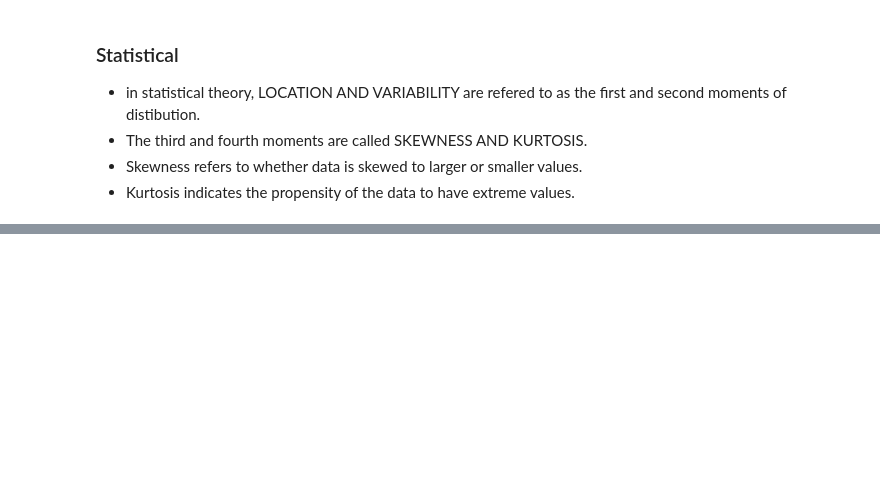
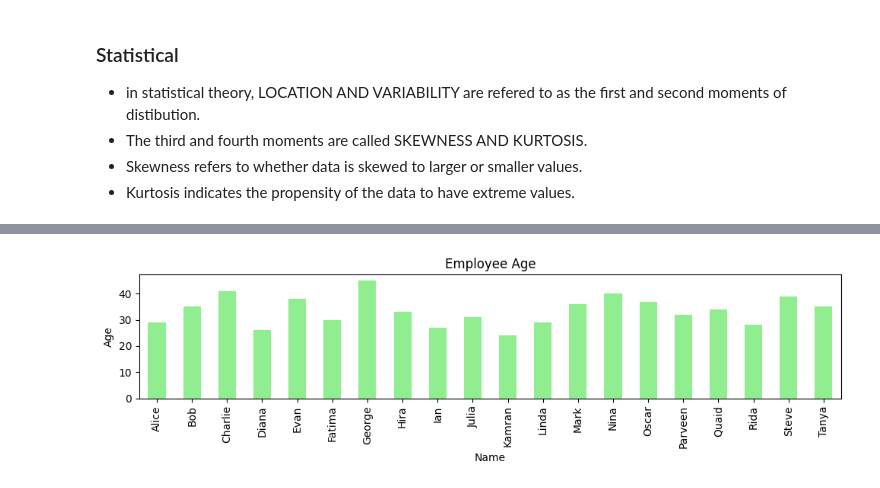
Before and after one commit to MrKami04/Statistics-for-Data-Science, a Jupyter notebook: ch#1_Exploratory Data Analysis.ipynb, the cells around one changed output, grey strips where cells are left out. Cells and saved outputs as stored; diff of their text form; code cells hidden in the pictures; blank space fills up the shorter version.

```diff
--- a/ch#1_Exploratory Data Analysis.ipynb
+++ b/ch#1_Exploratory Data Analysis.ipynb
@@ -208,0 +247,3 @@ Text(0.5, 0, 'Population(millions)')
+# %%
+df = pd.read_csv("employee_performance_data.csv")
+df.head()
@@ -208,0 +257,16 @@ Text(0.5, 0, 'Population(millions)')
+# %%
+import matplotlib.pyplot as plt
+
+# Set Name as index for plotting
+df_plot = df.set_index("Name")
+
+# Plot bar chart of Age
+ax = df_plot["Age"].plot.bar(figsize=(10, 3), legend=False, color='lightgreen')
+ax.set_xlabel("Name")
+ax.set_ylabel("Age")
+ax.set_title("Employee Age")
+plt.xticks(rotation=90)
+plt.tight_layout()
+plt.show()
+# %% [output]
+[figure, added]
```
Also changed, not shown: parts of 13 cells of this notebook, 1 other file.
